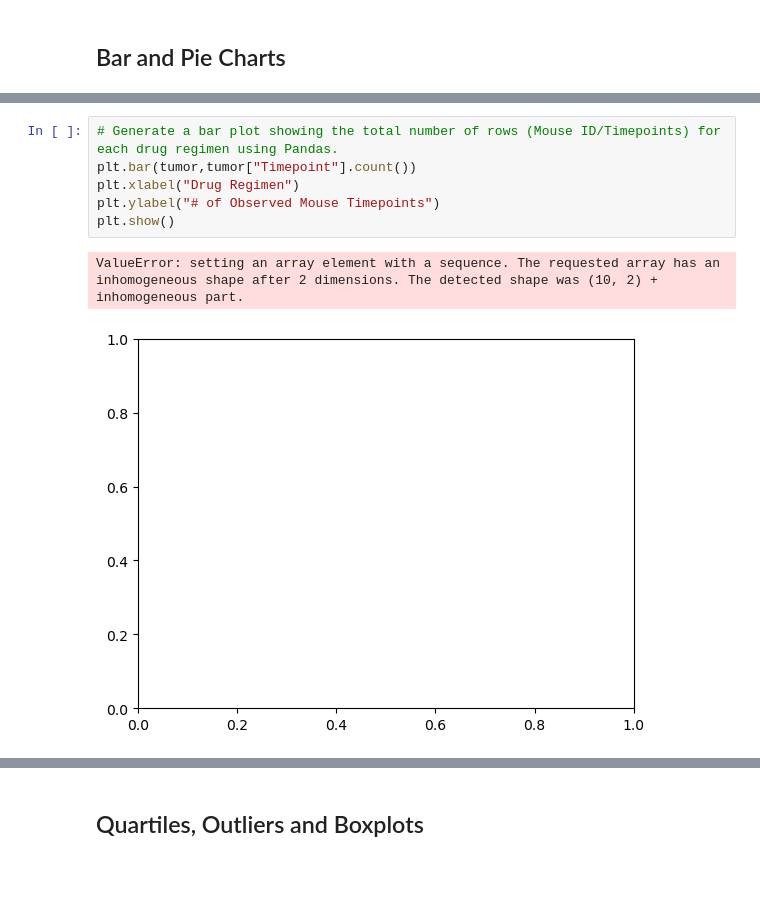
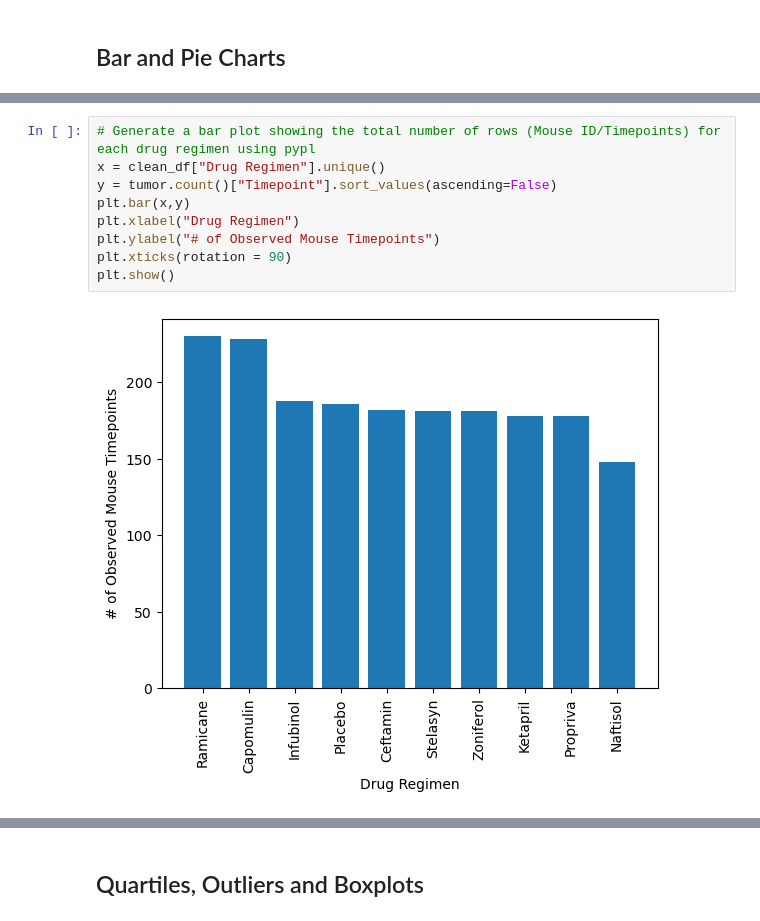
Before and after one commit to mkanegaye/matplotlib-challenge, a Jupyter notebook: pymaceuticals_starter.ipynb, the cells around one changed output, grey strips where cells are left out. Cells and saved outputs as stored; diff of their text form; blank space fills up the shorter version.

```diff
--- a/pymaceuticals_starter.ipynb
+++ b/pymaceuticals_starter.ipynb
@@ -139,9 +156,11 @@ sum_tum2
 # %%
-# Generate a bar plot showing the total number of rows (Mouse ID/Timepoints) for each drug regimen using Pandas.
-plt.bar(tumor,tumor["Timepoint"].count())
+# Generate a bar plot showing the total number of rows (Mouse ID/Timepoints) for each drug regimen using pypl
+x = clean_df["Drug Regimen"].unique()
+y = tumor.count()["Timepoint"].sort_values(ascending=False)
+plt.bar(x,y)
 plt.xlabel("Drug Regimen")
 plt.ylabel("# of Observed Mouse Timepoints")
+plt.xticks(rotation = 90)
 plt.show()
 # %% [output]
-ValueError: setting an array element with a sequence. The requested array has an inhomogeneous shape after 2 dimensions. The detected shape was (10, 2) + inhomogeneous part.
-[figure, old version]
+[figure, new version]
```
Also changed, not shown: parts of 17 cells of this notebook.
